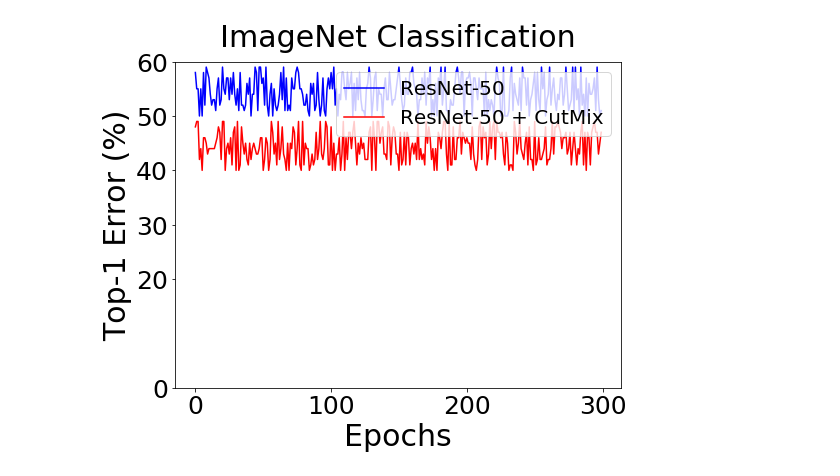
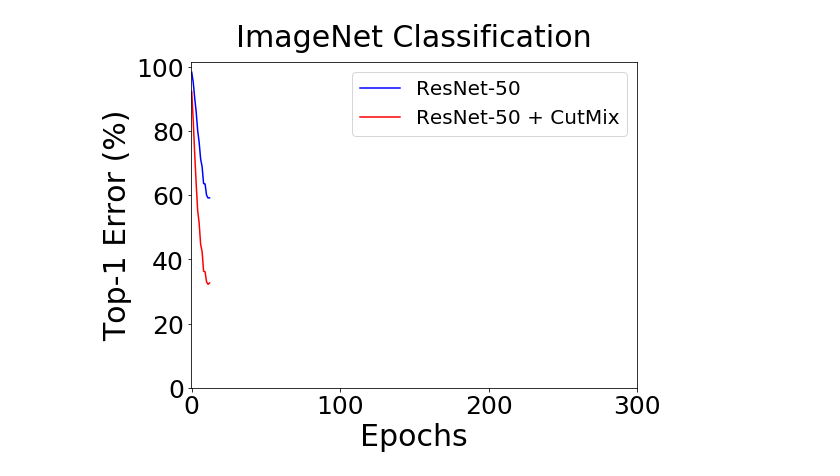
Before and after one commit to GwiHwan-Go/Reproduce_CutMix, a Jupyter notebook: utills/plot.ipynb, the cells around one changed output. Saved outputs shown, nothing was run; the diff lists cells and outputs as text; code cells hidden in the pictures.

Commit message:
add yticks

```diff
--- a/utills/plot.ipynb
+++ b/utills/plot.ipynb
@@ -22,32 +21,39 @@ def plot(independent,dependent) :
     args_plot1 = [range(len(independent)), independent]
     args_plot2 = [range(len(dependent)), dependent]
 
     config_plot1 = dict(
         color='blue',
         linestyle='solid',
     )
     config_plot2 = dict(
         color='red',
         linestyle='solid',
     )
 
     ax1.plot(label='ResNet-50', *args_plot1, **config_plot1) ###<--- change label of plot graph
     ax2.plot(label='ResNet-50 + CutMix', *args_plot2, **config_plot2) ###<--- change label of plot graph
 
     ax1.legend(loc='upper right', fontsize=20, shadow=False) ## 범례 생성 - 그림자 효과 추가
 
     plt.ylabel('Top-1 Error (%)',rotation=90, fontsize=30) ###<--- change y-label of plot graph
     plt.xlabel('Epochs',fontsize=30) ## x축 라벨
 
     plt.xticks(fontsize=25)
     plt.yticks(fontsize=25) ## y축 눈금 크기 설정
     ax1.set_xticks([0,100,200,300])
-    ax1.set_yticks([0,20,30,40,50,60])
+    ax1.set_yticks([0,20,40,60,80,100])
 
     plt.title(f"ImageNet Classification",fontsize=30, pad=15) ##<- change title of plot graph
 
     plt.show()
 
+
+PATH = "../Training/12th_checkpoint.pt"
+checkpoint = torch.load(PATH, map_location=torch.device('cpu'))
+
+test1 = checkpoint['top1_err']
+test2 = checkpoint['top5_err']
+
 plot(test1, test2)
 # %% [output]
-[figure, old version]
+[figure, new version]
```
Also changed, not shown: parts of 2 cells of this notebook.
